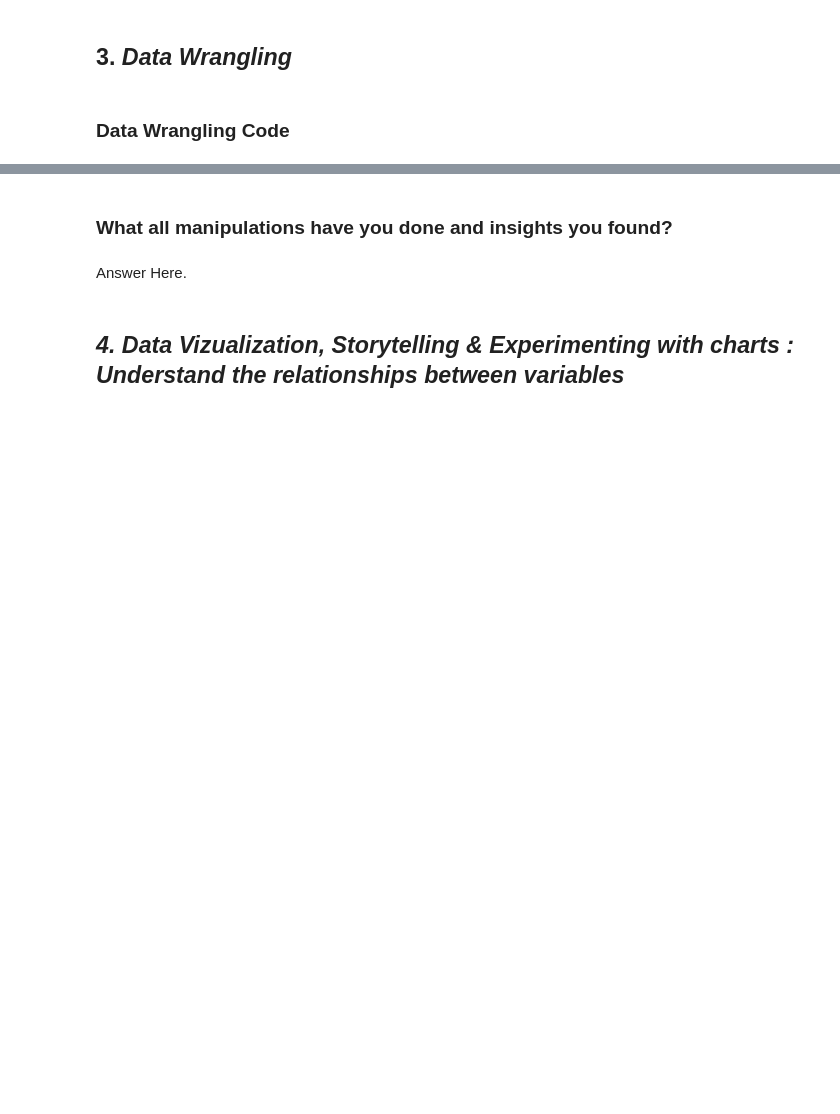
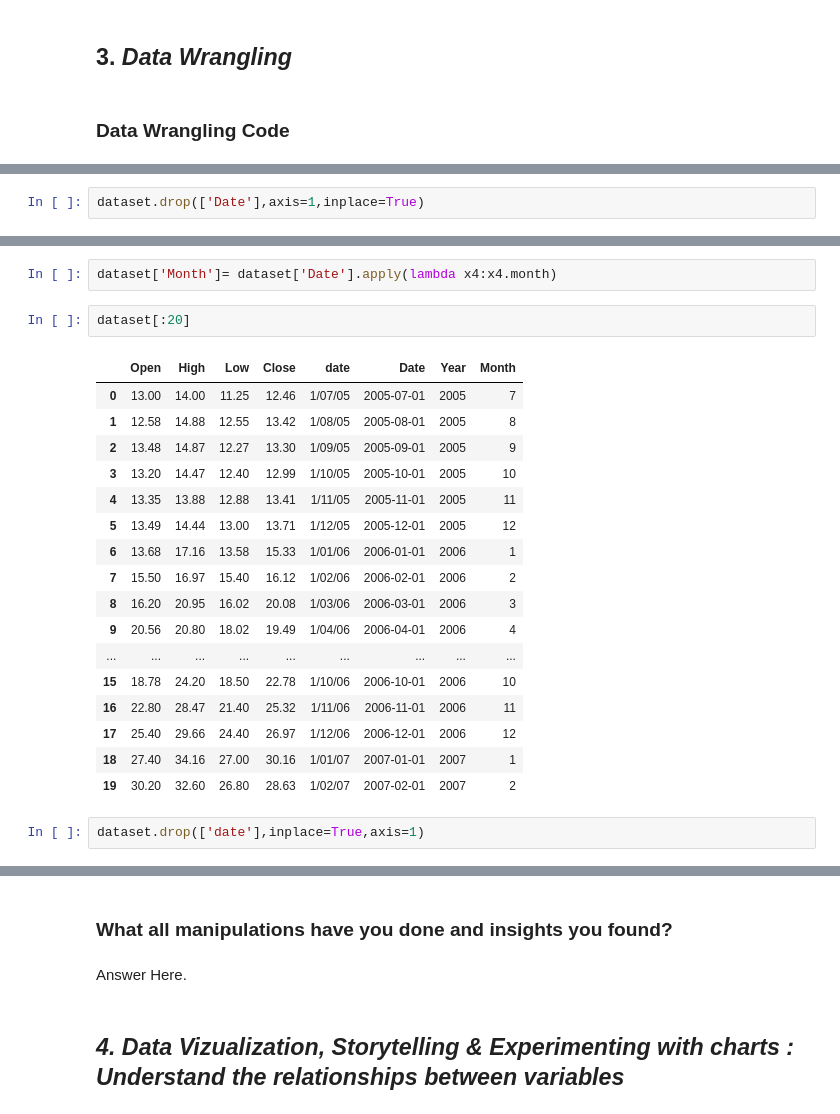
Before and after one commit to LuvMutreja/Yes-Bank-Closing-Stock-Price-Prediction, a Jupyter notebook: Regression_Project_Yes_Bank_Stock_Closing_Price_Prediction_.ipynb, the cells around one changed output, grey strips where cells are left out. Cells and saved outputs as stored; diff of their text form; blank space fills up the shorter version.

```diff
--- a/Regression_Project_Yes_Bank_Stock_Closing_Price_Prediction_.ipynb
+++ b/Regression_Project_Yes_Bank_Stock_Closing_Price_Prediction_.ipynb
@@ -208,0 +270,2 @@ dataset=dataset[dataset.describe().columns]
+# %%
+dataset.drop(['Date'],axis=1,inplace=True)
@@ -208,0 +336,24 @@ dataset=dataset[dataset.describe().columns]
+# %%
+dataset['Month']= dataset['Date'].apply(lambda x4:x4.month)
+# %%
+dataset[:20]
+# %% [output]
+|  | Open | High | Low | Close | date | Date | Year | Month |
+| 0 | 13.00 | 14.00 | 11.25 | 12.46 | 1/07/05 | 2005-07-01 | 2005 | 7 |
+| 1 | 12.58 | 14.88 | 12.55 | 13.42 | 1/08/05 | 2005-08-01 | 2005 | 8 |
+| 2 | 13.48 | 14.87 | 12.27 | 13.30 | 1/09/05 | 2005-09-01 | 2005 | 9 |
+| 3 | 13.20 | 14.47 | 12.40 | 12.99 | 1/10/05 | 2005-10-01 | 2005 | 10 |
+| 4 | 13.35 | 13.88 | 12.88 | 13.41 | 1/11/05 | 2005-11-01 | 2005 | 11 |
+| 5 | 13.49 | 14.44 | 13.00 | 13.71 | 1/12/05 | 2005-12-01 | 2005 | 12 |
+| 6 | 13.68 | 17.16 | 13.58 | 15.33 | 1/01/06 | 2006-01-01 | 2006 | 1 |
+| 7 | 15.50 | 16.97 | 15.40 | 16.12 | 1/02/06 | 2006-02-01 | 2006 | 2 |
+| 8 | 16.20 | 20.95 | 16.02 | 20.08 | 1/03/06 | 2006-03-01 | 2006 | 3 |
+| 9 | 20.56 | 20.80 | 18.02 | 19.49 | 1/04/06 | 2006-04-01 | 2006 | 4 |
+| ... | ... | ... | ... | ... | ... | ... | ... | ... |
+| 15 | 18.78 | 24.20 | 18.50 | 22.78 | 1/10/06 | 2006-10-01 | 2006 | 10 |
+| 16 | 22.80 | 28.47 | 21.40 | 25.32 | 1/11/06 | 2006-11-01 | 2006 | 11 |
+| 17 | 25.40 | 29.66 | 24.40 | 26.97 | 1/12/06 | 2006-12-01 | 2006 | 12 |
+| 18 | 27.40 | 34.16 | 27.00 | 30.16 | 1/01/07 | 2007-01-01 | 2007 | 1 |
+| 19 | 30.20 | 32.60 | 26.80 | 28.63 | 1/02/07 | 2007-02-01 | 2007 | 2 |
+# %%
+dataset.drop(['date'],inplace=True,axis=1)
```
Also changed, not shown: parts of 40 cells of this notebook.
